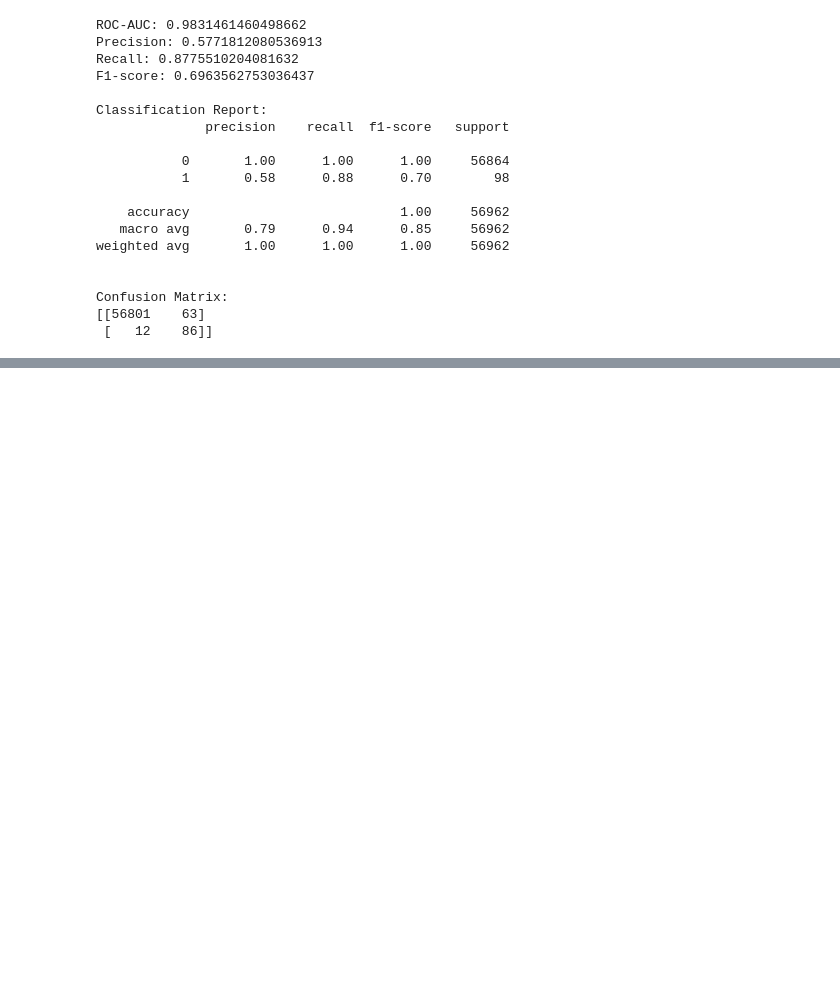
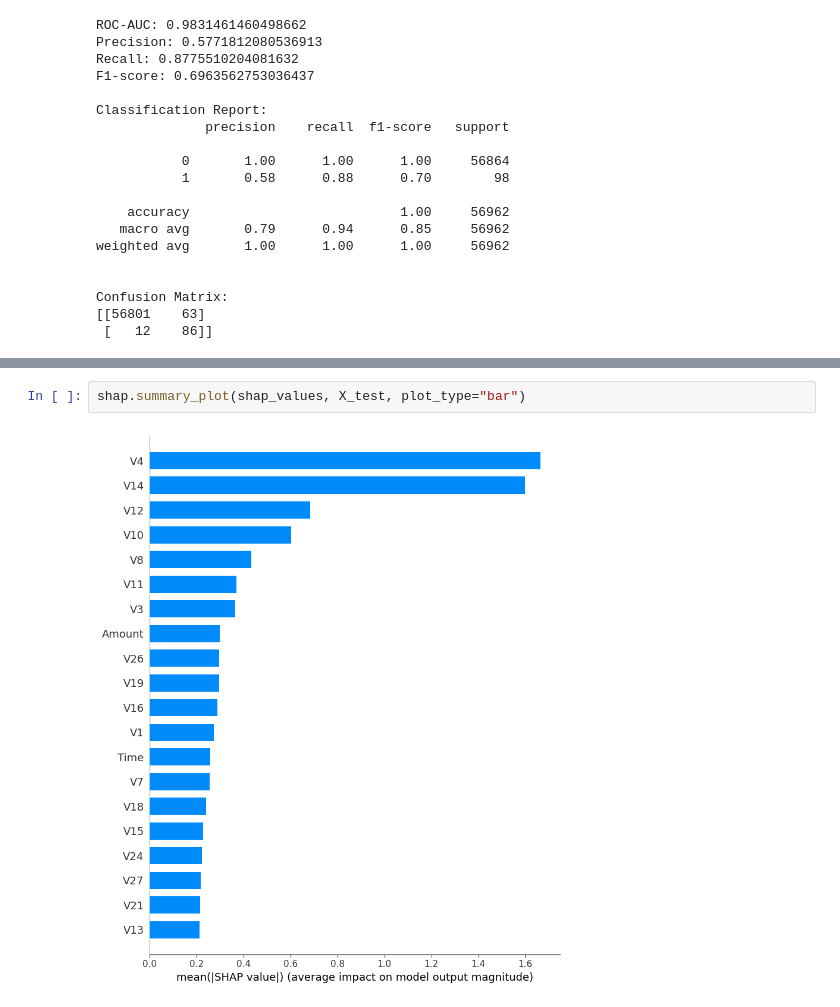
Before and after one commit to rvmvzvn1/jun, a Jupyter notebook: Hybrid_AI_Fraud_Detection_System.ipynb, the cells around one changed output, grey strips where cells are left out. Drawn from its saved outputs; the diff is of its cells as text; blank space fills up the shorter version.

```diff
--- a/Hybrid_AI_Fraud_Detection_System.ipynb
+++ b/Hybrid_AI_Fraud_Detection_System.ipynb
@@ -148,0 +359,4 @@ Confusion Matrix:
+# %%
+shap.summary_plot(shap_values, X_test, plot_type="bar")
+# %% [output]
+[figure, added]
```
Also changed, not shown: parts of 20 cells of this notebook.
